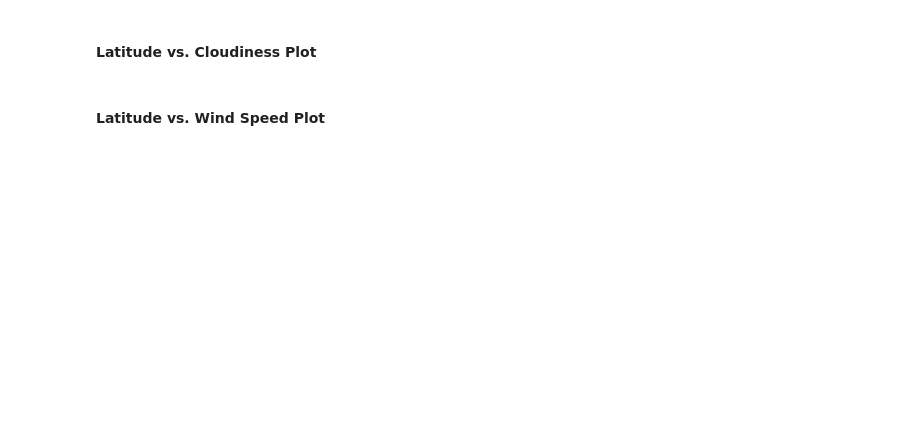
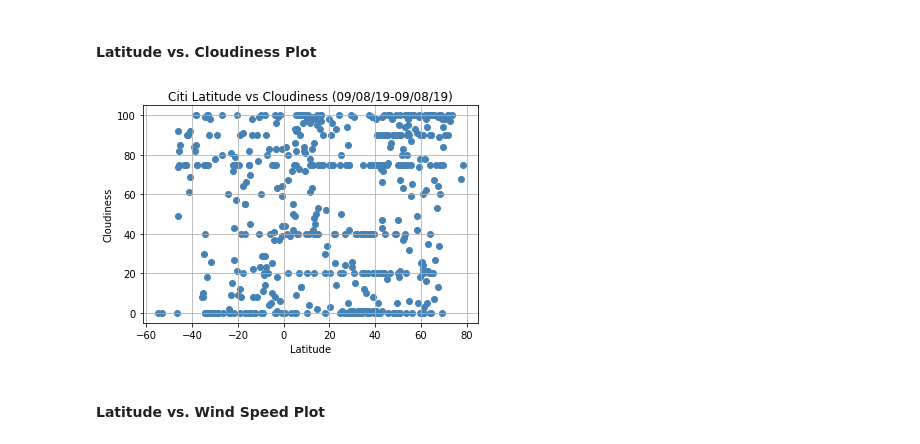
Before and after one commit to klhi3/api-challenge, a Jupyter notebook: WeatherPy.ipynb, the cells around one changed output. Cells and saved outputs as stored; diff of their text form; code cells hidden in the pictures; blank space fills up the shorter version.

```diff
--- a/WeatherPy.ipynb
+++ b/WeatherPy.ipynb
@@ -128,4 +243,21 @@ len(city_data)
 # %% [markdown]
 #### Latitude vs. Cloudiness Plot
+# %%
+# Build a scatter plot for each data type
+plt.scatter(weather_data["Lat"], weather_data["Cloudiness"], marker="o", color='steelblue')
+
+# Incorporate the other graph properties
+plt.title("Citi Latitude vs Cloudiness ("+minDate+"-"+maxDate+")")
+plt.ylabel("Cloudiness")
+plt.xlabel("Latitude")
+plt.grid(True)
+
+# Save the figure
+plt.savefig("Latitude-Cloudiness.png")
+
+# Show plot
+plt.show()
+# %% [output]
+[figure, added]
 # %% [markdown]
 #### Latitude vs. Wind Speed Plot
```
Also changed, not shown: parts of 14 cells of this notebook, 5 other files.
